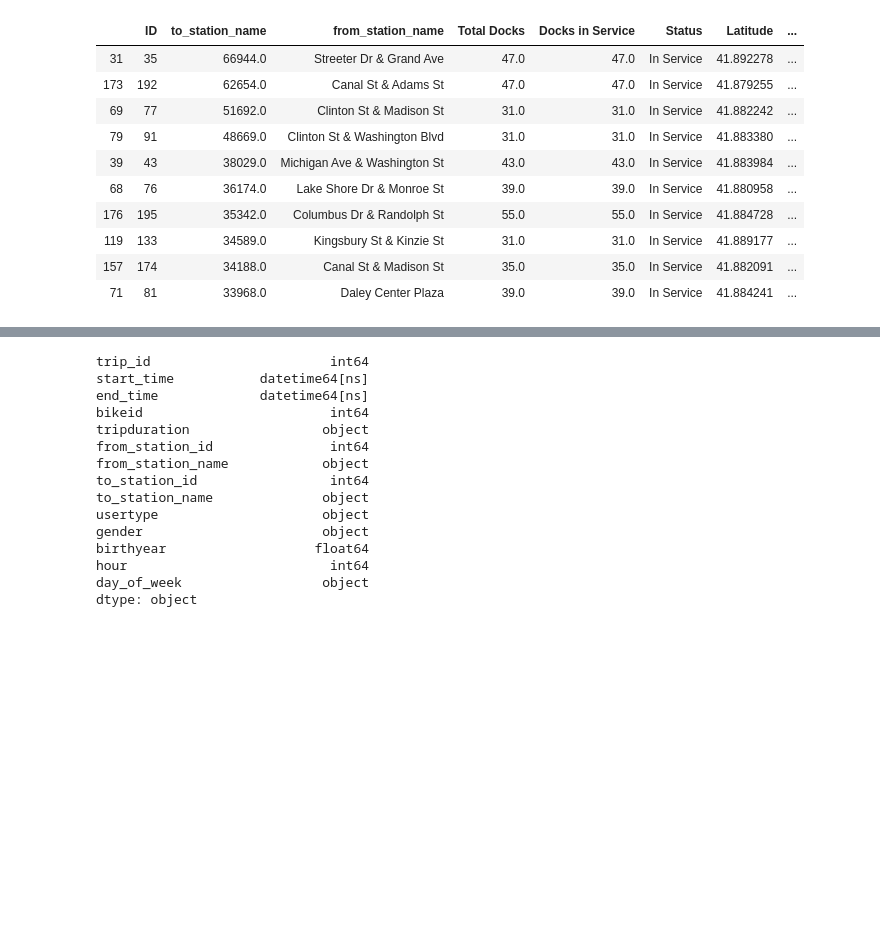
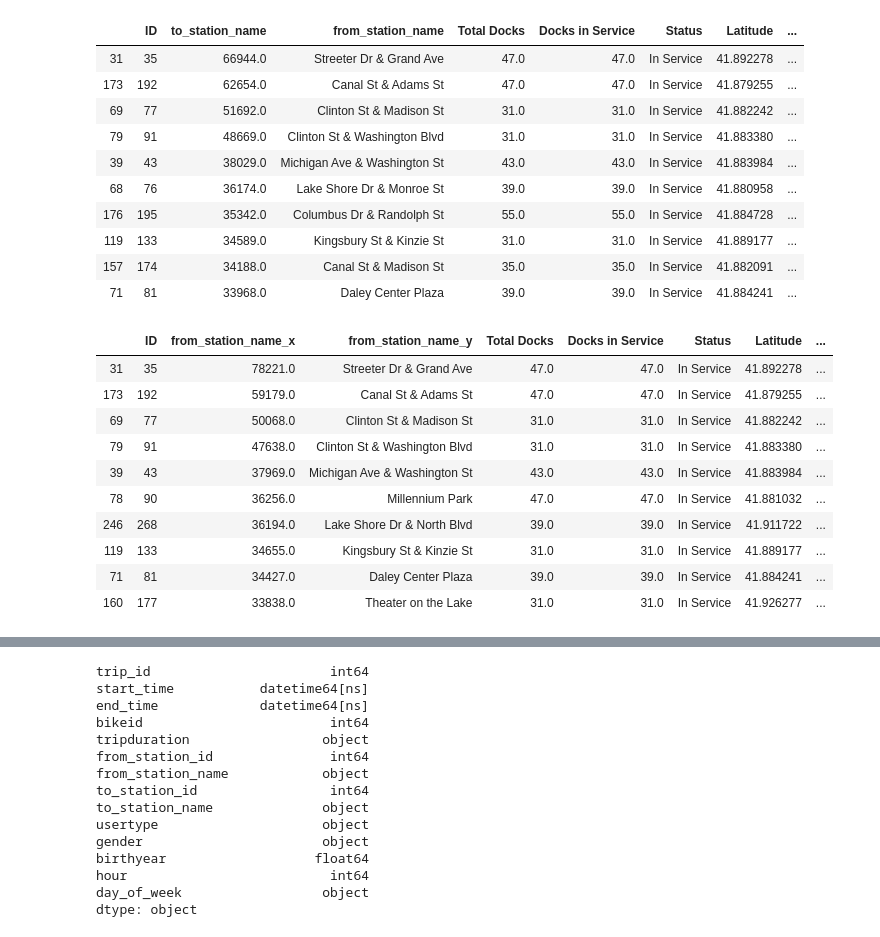
Before and after one commit to AlejandraRosa/Divvy_Project, a Jupyter notebook: Divvy_main.ipynb, the cells around one changed output, grey strips where cells are left out. Drawn from its saved outputs; the diff is of its cells as text; code cells hidden in the pictures; blank space fills up the shorter version.

```diff
--- a/Divvy_main.ipynb
+++ b/Divvy_main.ipynb
@@ -392,3 +402,6 @@ divvy_df
 | 619 | 663 | 68 |
 | 620 | 664 | 22 |
 621 rows × 2 columns
+# %%
+divvy_2.rename(columns = {'to_station_id':'ID'}, inplace = True)
+divvy_2
@@ -402,3 +429,6 @@ divvy_locations.head()
 | 2 | 4 | 11544.0 | Burnham Harbor | NaN | 23.0 | 23.0 | In Service | ... |
 | 3 | 5 | 8156.0 | State St & Harrison St | NaN | 23.0 | 23.0 | In Service | ... |
 | 4 | 6 | 13515.0 | Dusable Harbor | NaN | 39.0 | 39.0 | In Service | ... |
+# %%
+divvy_locations_2 = pd.merge(divvy_2, stations, on="ID", how="outer")
+divvy_locations_2.head()
@@ -412,3 +449,6 @@ new_divvy.head()
 | 2 | 4 | 11544.0 | Burnham Harbor | 23.0 | 23.0 | In Service | 41.856268 | ... |
 | 3 | 5 | 8156.0 | State St & Harrison St | 23.0 | 23.0 | In Service | 41.874053 | ... |
 | 4 | 6 | 13515.0 | Dusable Harbor | 39.0 | 39.0 | In Service | 41.886976 | ... |
+# %%
+new_divvy_2 = divvy_locations_2.drop(columns='Address')
+new_divvy_2.head()
@@ -415,3 +462,5 @@ new_divvy.head()
 # %%
 new_divvy = new_divvy.dropna()
+# %%
+new_divvy_2 = new_divvy_2.dropna()
 # %%
@@ -435,0 +481,15 @@ gmaps.configure(api_key=g_key)
+# %%
+top_divvy_2 = new_divvy_2.sort_values(by=['from_station_name_x'],ascending=False)
+top_divvy_2.head(10)
+# %% [output]
+|  | ID | from_station_name_x | from_station_name_y | Total Docks | Docks in Service | Status | Latitude | ... |
+| 31 | 35 | 78221.0 | Streeter Dr & Grand Ave | 47.0 | 47.0 | In Service | 41.892278 | ... |
+| 173 | 192 | 59179.0 | Canal St & Adams St | 47.0 | 47.0 | In Service | 41.879255 | ... |
+| 69 | 77 | 50068.0 | Clinton St & Madison St | 31.0 | 31.0 | In Service | 41.882242 | ... |
+| 79 | 91 | 47638.0 | Clinton St & Washington Blvd | 31.0 | 31.0 | In Service | 41.883380 | ... |
+| 39 | 43 | 37969.0 | Michigan Ave & Washington St | 43.0 | 43.0 | In Service | 41.883984 | ... |
+| 78 | 90 | 36256.0 | Millennium Park | 47.0 | 47.0 | In Service | 41.881032 | ... |
+| 246 | 268 | 36194.0 | Lake Shore Dr & North Blvd | 39.0 | 39.0 | In Service | 41.911722 | ... |
+| 119 | 133 | 34655.0 | Kingsbury St & Kinzie St | 31.0 | 31.0 | In Service | 41.889177 | ... |
+| 71 | 81 | 34427.0 | Daley Center Plaza | 39.0 | 39.0 | In Service | 41.884241 | ... |
+| 160 | 177 | 33838.0 | Theater on the Lake | 31.0 | 31.0 | In Service | 41.926277 | ... |
```
Also changed, not shown: parts of 13 cells of this notebook.
